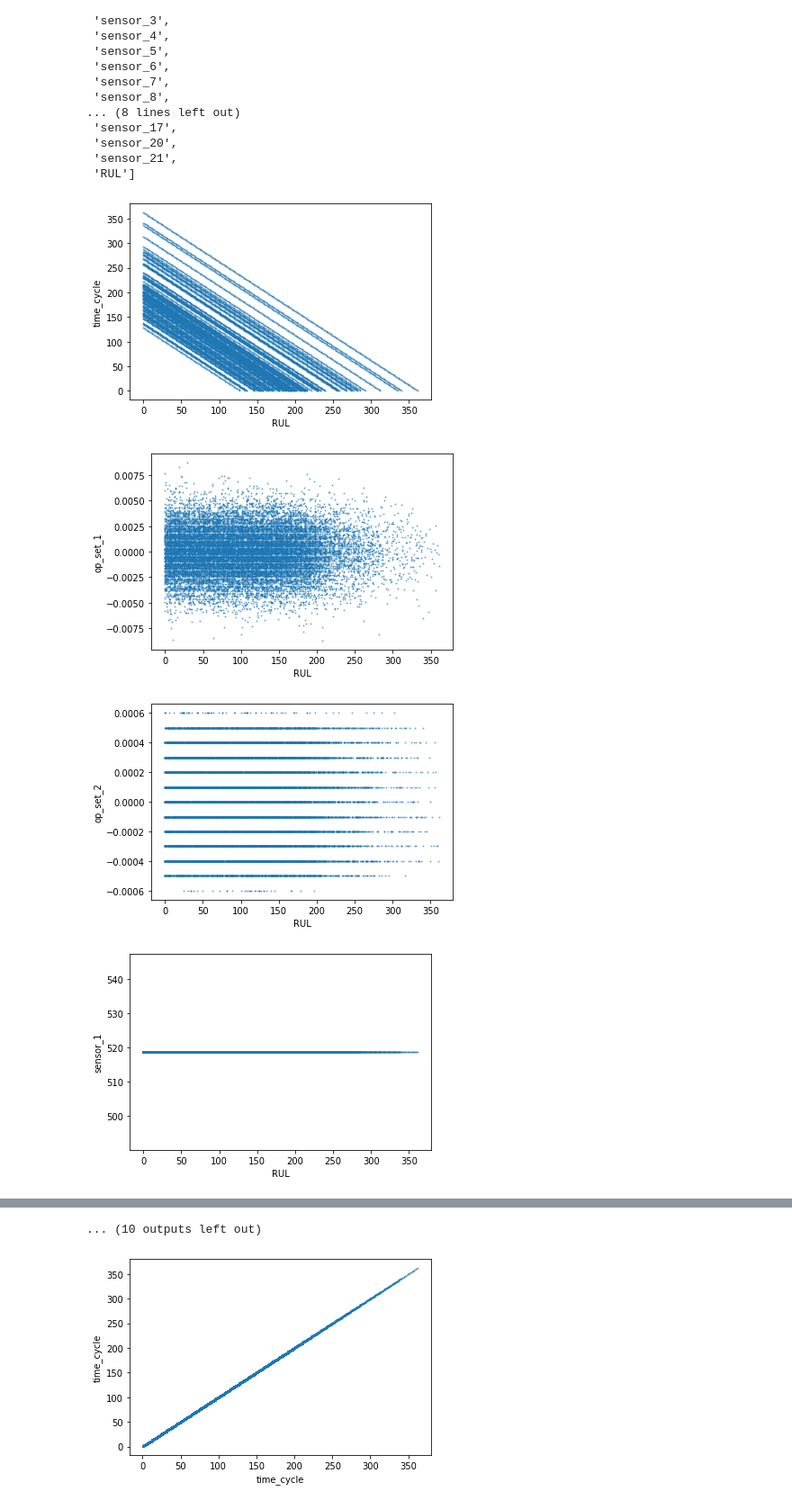
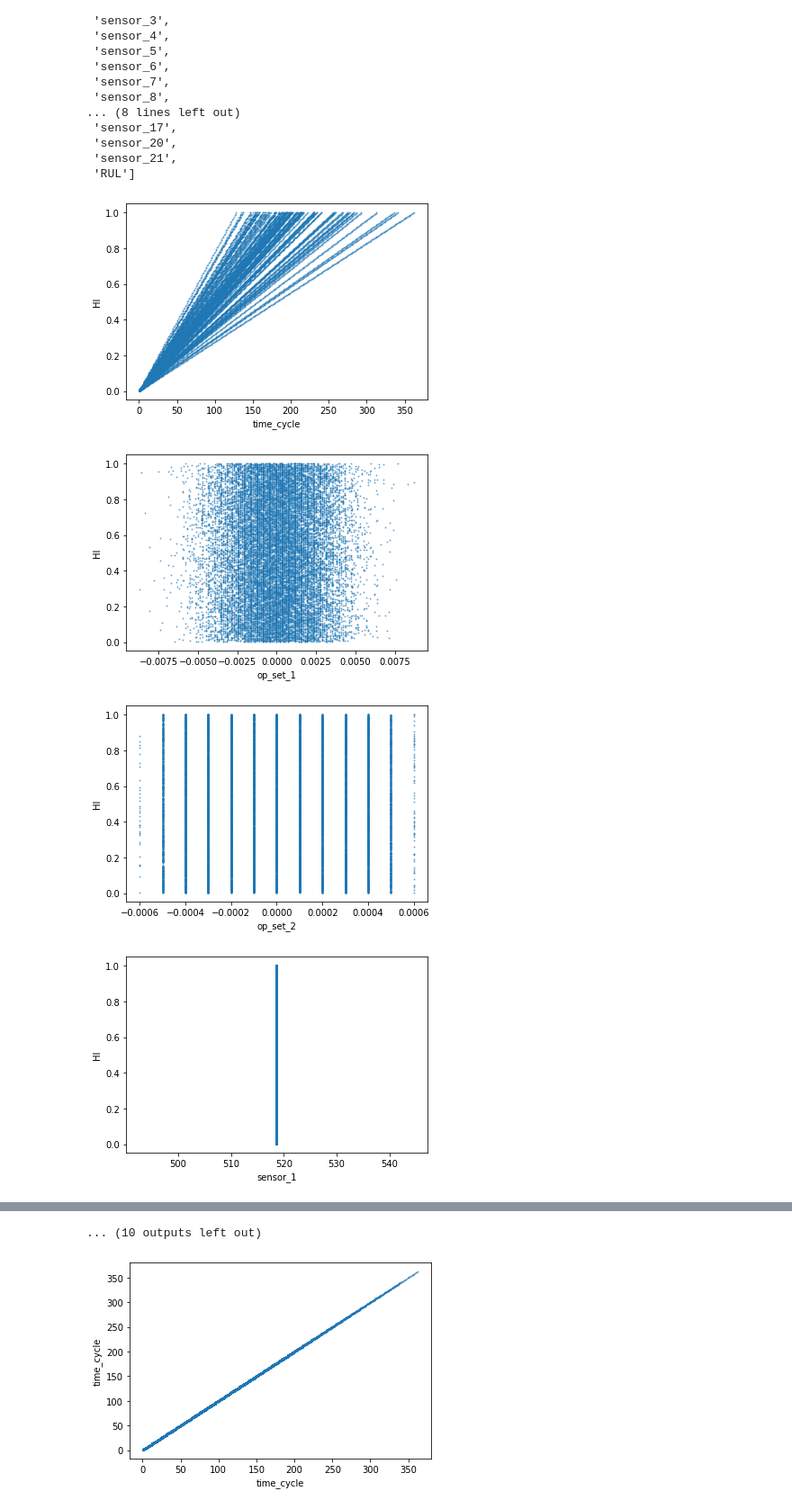
Before and after one commit to HazmilH/turbofan_rul_prediction, a Jupyter notebook: notebooks/01-eda_preprocessing.ipynb, the cells around one changed output, grey strips where cells are left out. Shown at 90% size. Drawn from its saved outputs; the diff is of its cells as text; code cells hidden in the pictures.

```diff
--- a/notebooks/01-eda_preprocessing.ipynb
+++ b/notebooks/01-eda_preprocessing.ipynb
@@ -52,6 +52,9 @@ df = pd.merge(raw_data, max_cycle, how='inner', on='unit_id')
 
 # compute RUL
 df['RUL'] = df['max_cycle'] - df['time_cycle']
+
+# compute Health Index
+df['HI'] = df['time_cycle']/df['max_cycle']
 # %%
 df.head()
 # %% [output]
@@ -206,14 +256,14 @@ vary_features
 # %%
 df_vary = df[vary_features]
 
 for col in df_vary.columns[1:-1]:
     plt.figure()
-    plt.scatter(x=df_vary['RUL'], y=df_vary[col], alpha=0.5, s=1)
-    plt.ylabel(col)
-    plt.xlabel('RUL')
+    plt.scatter(x=df_vary[col], y=df['HI'], alpha=0.5, s=1)
+    plt.ylabel('HI')
+    plt.xlabel(col)
     plt.show()
 # %% [output]
-[figure, old version]
+[figure, new version]
-[figure, old version]
+[figure, new version]
-[figure, old version]
+[figure, new version]
-[figure, old version]
+[figure, new version]
```
Also changed, not shown: parts of 10 cells of this notebook, 4 other files.
